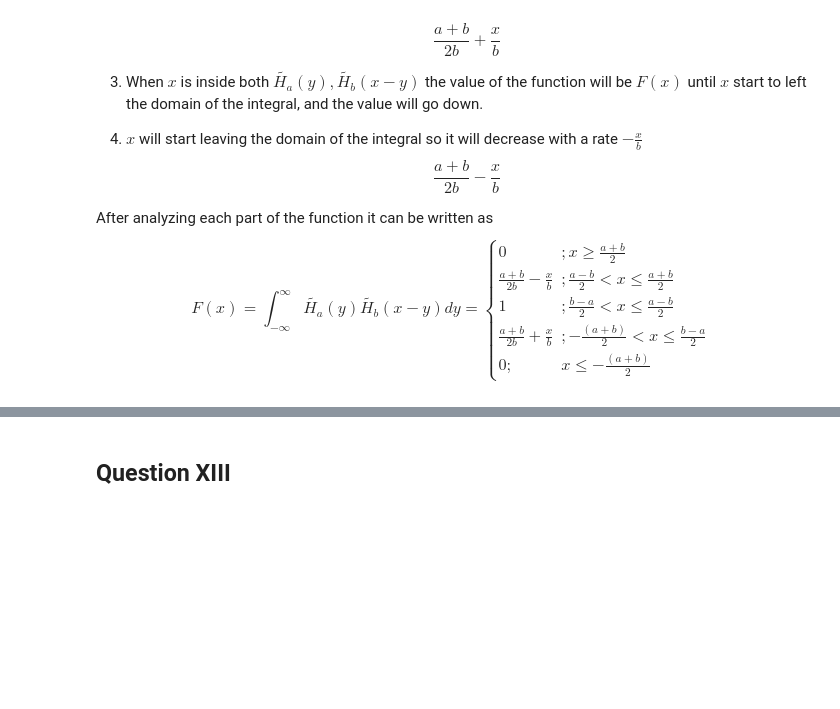
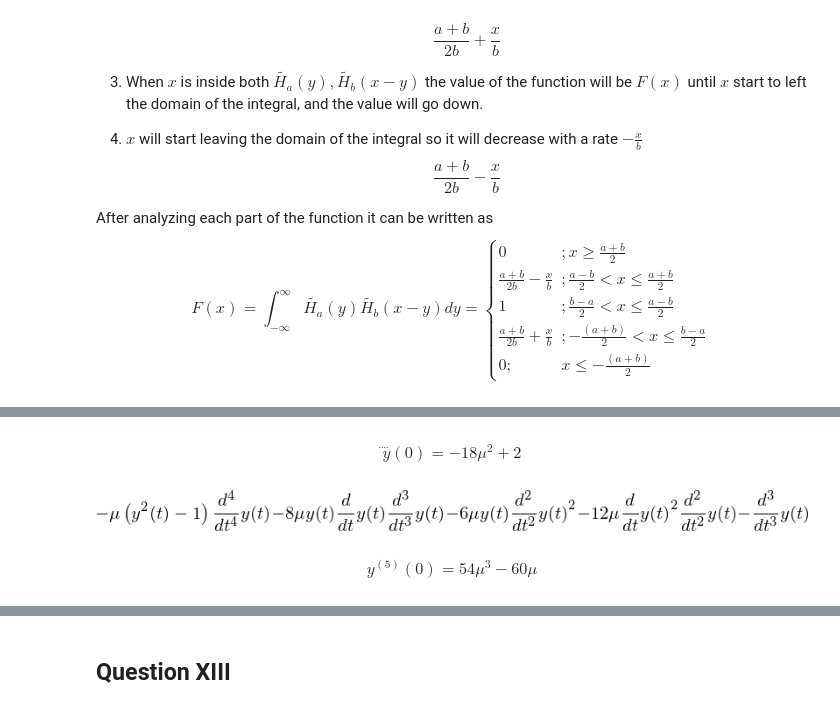
Before and after one commit to Nesus/ANM, a Jupyter notebook: hw1/hw1.ipynb, the cells around one changed output, grey strips where cells are left out. Saved outputs shown, nothing was run; the diff lists cells and outputs as text; code cells hidden in the pictures; blank space fills up the shorter version.

```diff
--- a/hw1/hw1.ipynb
+++ b/hw1/hw1.ipynb
@@ -1015,0 +1090,10 @@ $$ F(x) = \displaystyle \int_{-\infty}^{\infty} \tilde{H_a}(y) \tilde{H_b}(x-y)
+# %% [markdown]
+$$ \ddddot{y} (0) = - 18 \mu^2 +2$$
+# %%
+#fifth order term
+y_5 = y_4.diff(x)
+y_5.simplify()
+# %% [output]
+[figure, added]
+# %% [markdown]
+$$ y^{(5)}(0) =  54\mu^3 - 60 \mu  $$
```
Also changed, not shown: parts of 34 cells of this notebook, 1 other file.
